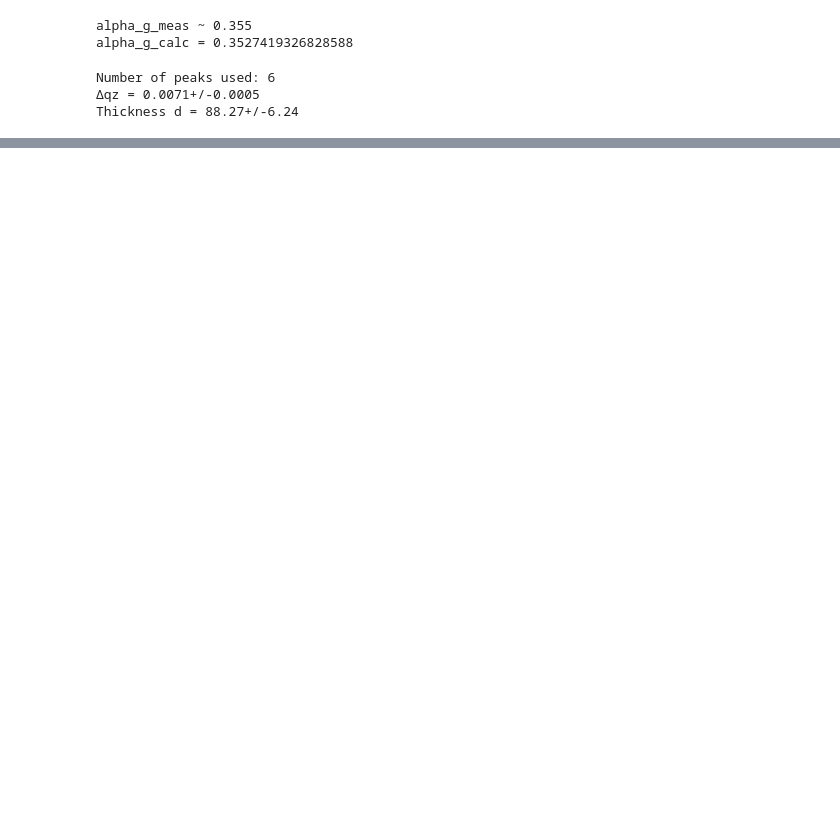
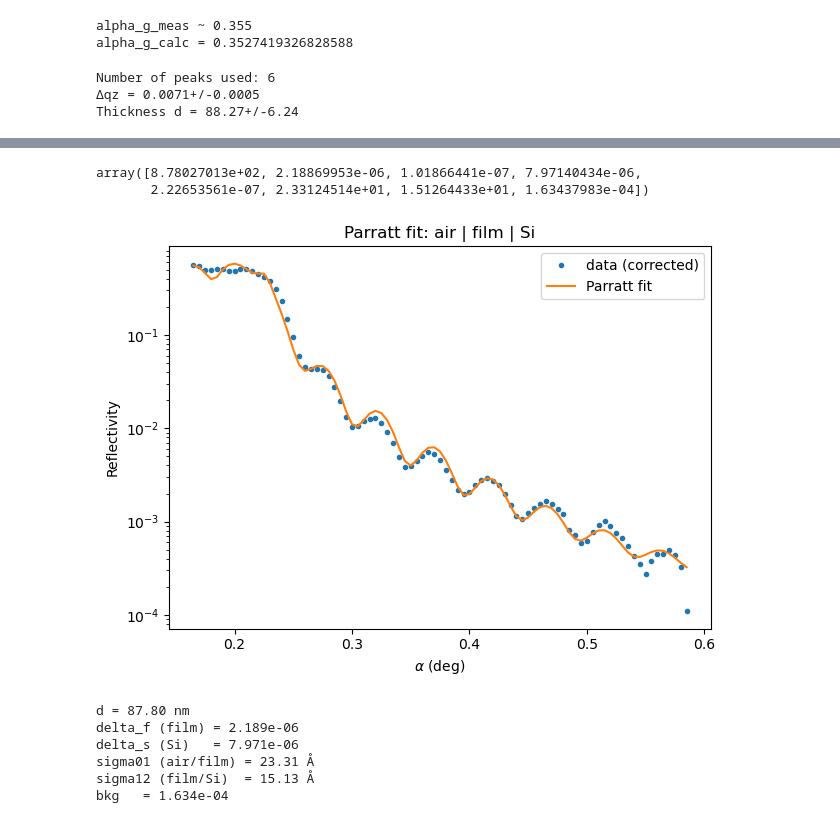
Before and after one commit to smsnfi12/Master-Praktikum, a Jupyter notebook: V44_Reflectrometry/analysis.ipynb, the cells around one changed output, grey strips where cells are left out. Cells and saved outputs as stored; diff of their text form; code cells hidden in the pictures; blank space fills up the shorter version.

```diff
--- a/V44_Reflectrometry/analysis.ipynb
+++ b/V44_Reflectrometry/analysis.ipynb
@@ -534,0 +793,80 @@ plt.show()
+# %%
+from scipy.optimize import least_squares
+
+def residuals_log10(p, alpha_deg, R_meas, lambda_A):
+    Rm = parratt_1film(alpha_deg, lambda_A, p)
+    # protect log
+    Rm = np.clip(Rm, 1e-14, None)
+    R_meas = np.clip(R_meas, 1e-14, None)
+    return np.log10(Rm) - np.log10(R_meas)
+# %%
+
+# ---- Put your thickness estimate here (nm) ----
+d_nm_guess = 88.0  # <-- replace by your Kiessig estimate
+d_A_guess = d_nm_guess * 10.0
+
+p0 = np.array([
+    d_A_guess,     # d_A
+    3.5e-6,        # delta_f (PS)
+    1.7e-8,          # beta_f  (small)
+    7.6e-6,        # delta_s (Si)
+    1.9e-7,          # beta_s  (small)
+    10,           # sigma01_A (air/film roughness)  Å
+    10,           # sigma12_A (film/sub roughness)  Å
+    0.0            # background
+], dtype=float)
+
+# Bounds: keep parameters physical
+lb = np.array([
+    1.0,       1e-7,   0.0,    5e-6,   0.0,   0.0,   0.0,  0.0
+])
+ub = np.array([
+    50000.0,   1e-5,   1e-5,   1.2e-5, 1e-4,  200.0, 200.0, 1e-2
+])
+
+res = least_squares(
+    residuals_log10,
+    p0,
+    bounds=(lb, ub),
+    args=(a_fit, R_fit, lambda_A),
+    loss="soft_l1",    # robust to outliers
+    f_scale=0.05
+)
+
+popt = res.x
+popt
+# %% [output]
+array([8.78027013e+02, 2.18869953e-06, 1.01866441e-07, 7.97140434e-06,
+       2.22653561e-07, 2.33124514e+01, 1.51264433e+01, 1.63437983e-04])
+# %%
+import matplotlib.pyplot as plt
+
+R_model = parratt_1film(a_fit, lambda_A, popt)
+
+plt.figure()
+plt.semilogy(a_fit, np.clip(R_fit, 1e-14, None), ".", label="data (corrected)")
+plt.semilogy(a_fit, np.clip(R_model, 1e-14, None), "-", label="Parratt fit")
+plt.xlabel(r"$\alpha$ (deg)")
+plt.ylabel("Reflectivity")
+plt.title("Parratt fit: air | film | Si")
+plt.legend()
+plt.tight_layout()
+plt.show()
+
+d_A, delta_f, beta_f, delta_s, beta_s, sigma01, sigma12, bkg = popt
+
+print(f"d = {d_A/10:.2f} nm")
+print(f"delta_f (film) = {delta_f:.3e}")
+print(f"delta_s (Si)   = {delta_s:.3e}")
+print(f"sigma01 (air/film) = {sigma01:.2f} Å")
+print(f"sigma12 (film/Si)  = {sigma12:.2f} Å")
+#print(f"scale = {scale:.3f}")
+print(f"bkg   = {bkg:.3e}")
+# %% [output]
+[figure, added]
+d = 87.80 nm
+delta_f (film) = 2.189e-06
+delta_s (Si)   = 7.971e-06
+sigma01 (air/film) = 23.31 Å
+sigma12 (film/Si)  = 15.13 Å
+bkg   = 1.634e-04
```
Also changed, not shown: parts of 18 cells of this notebook, 1 other file.
